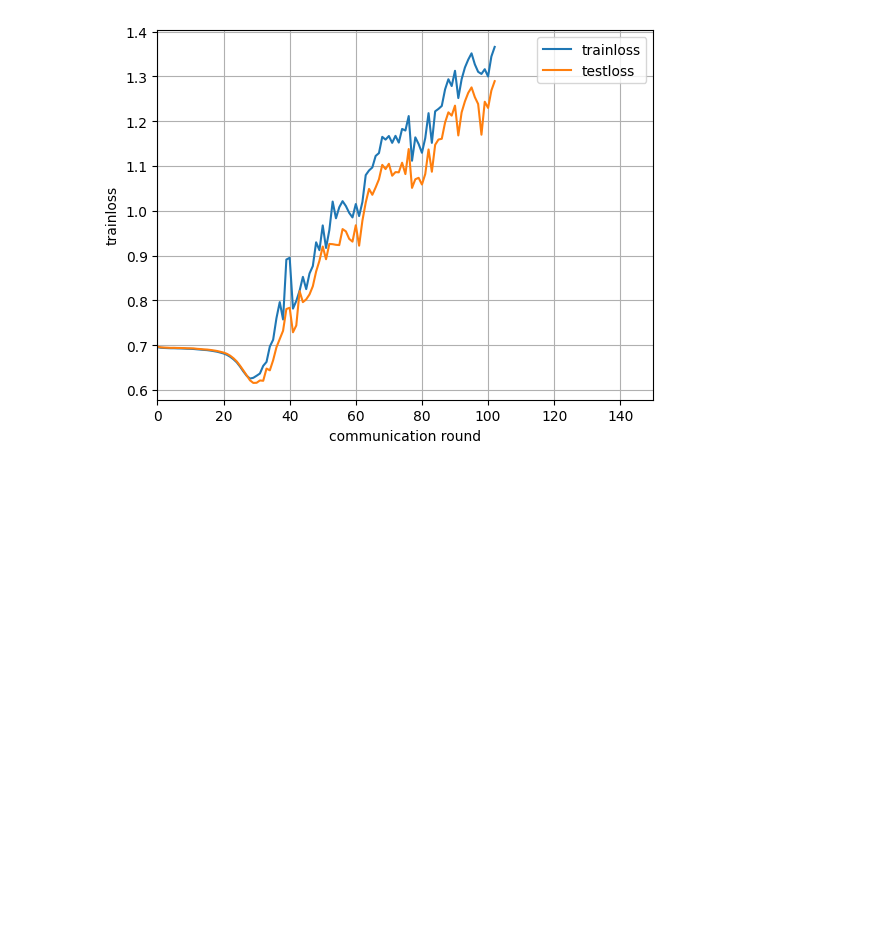
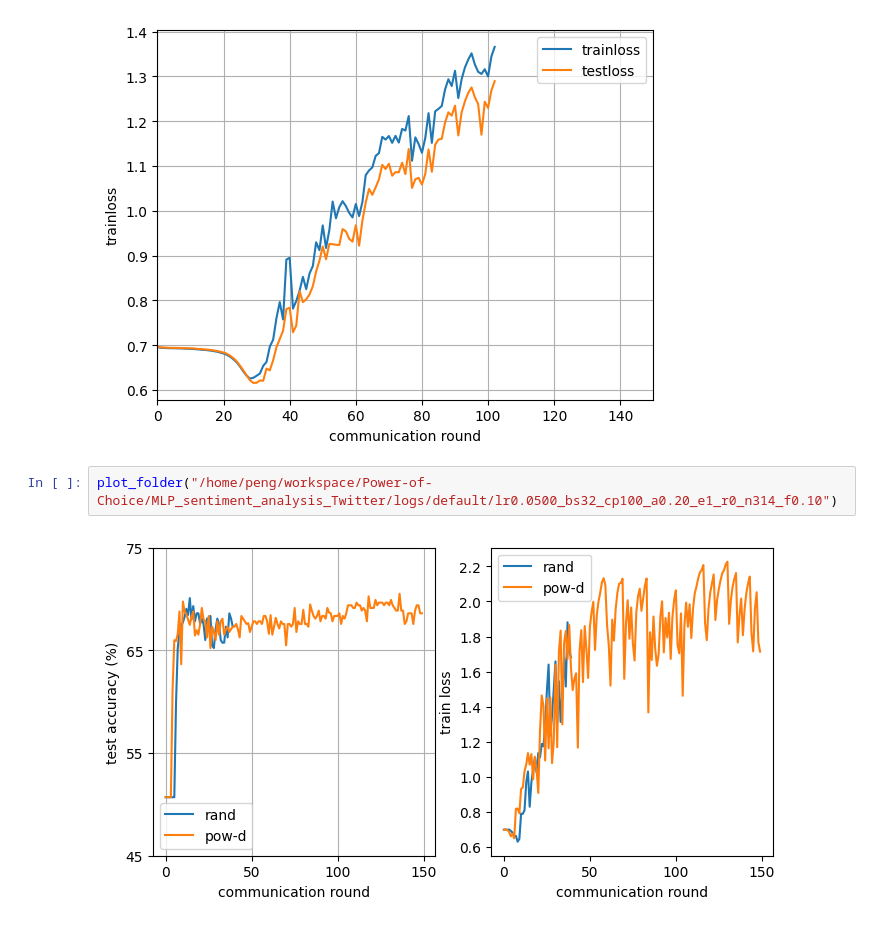
Before and after one commit to peng-ju/Power-of-Choice, a Jupyter notebook: MLP_sentiment_analysis_Twitter/plot_res.ipynb, the cells around one changed output. Saved outputs shown, nothing was run; the diff lists cells and outputs as text; blank space fills up the shorter version.

```diff
--- a/MLP_sentiment_analysis_Twitter/plot_res.ipynb
+++ b/MLP_sentiment_analysis_Twitter/plot_res.ipynb
@@ -149,3 +149,7 @@ plot_path("/home/peng/workspace/Power-of-Choice/MLP_sentiment_analysis_Twitter/l
 # %% [output]
 [figure]
 [figure]
+# %%
+plot_folder("/home/peng/workspace/Power-of-Choice/MLP_sentiment_analysis_Twitter/logs/default/lr0.0500_bs32_cp100_a0.20_e1_r0_n314_f0.10")
+# %% [output]
+[figure, added]
```
Also changed, not shown: parts of 2 cells of this notebook, 3 other files.
